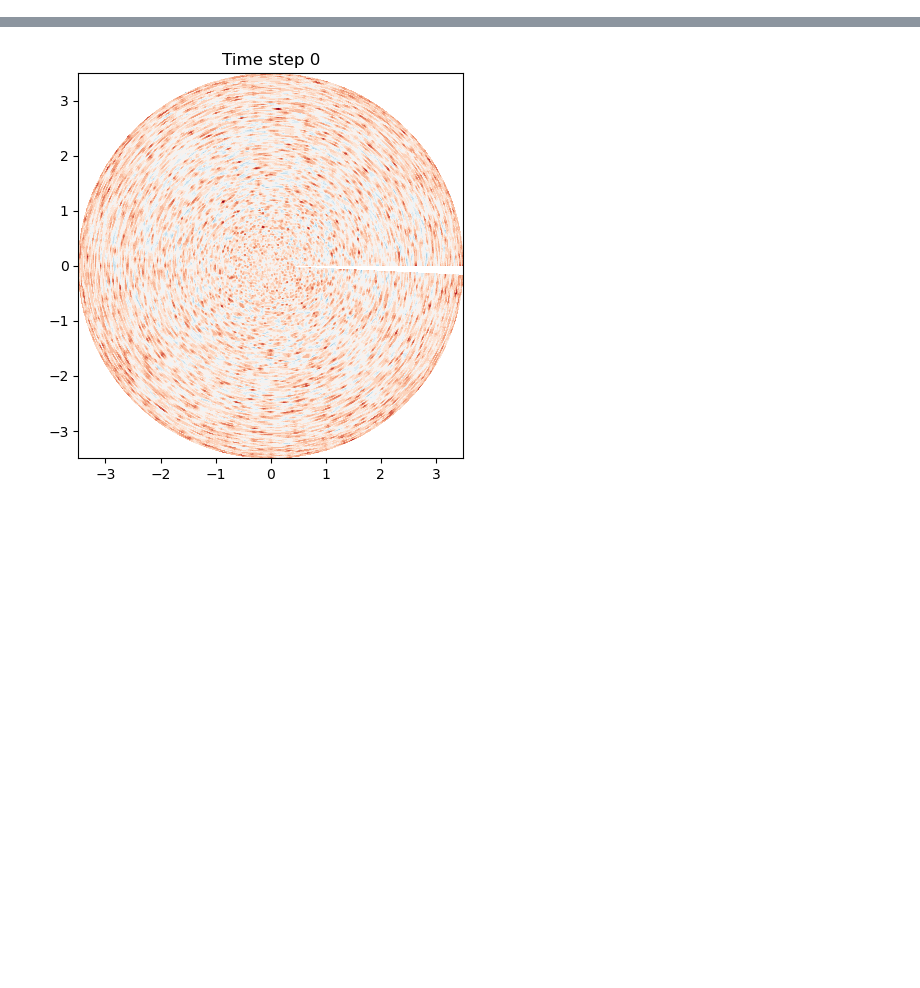
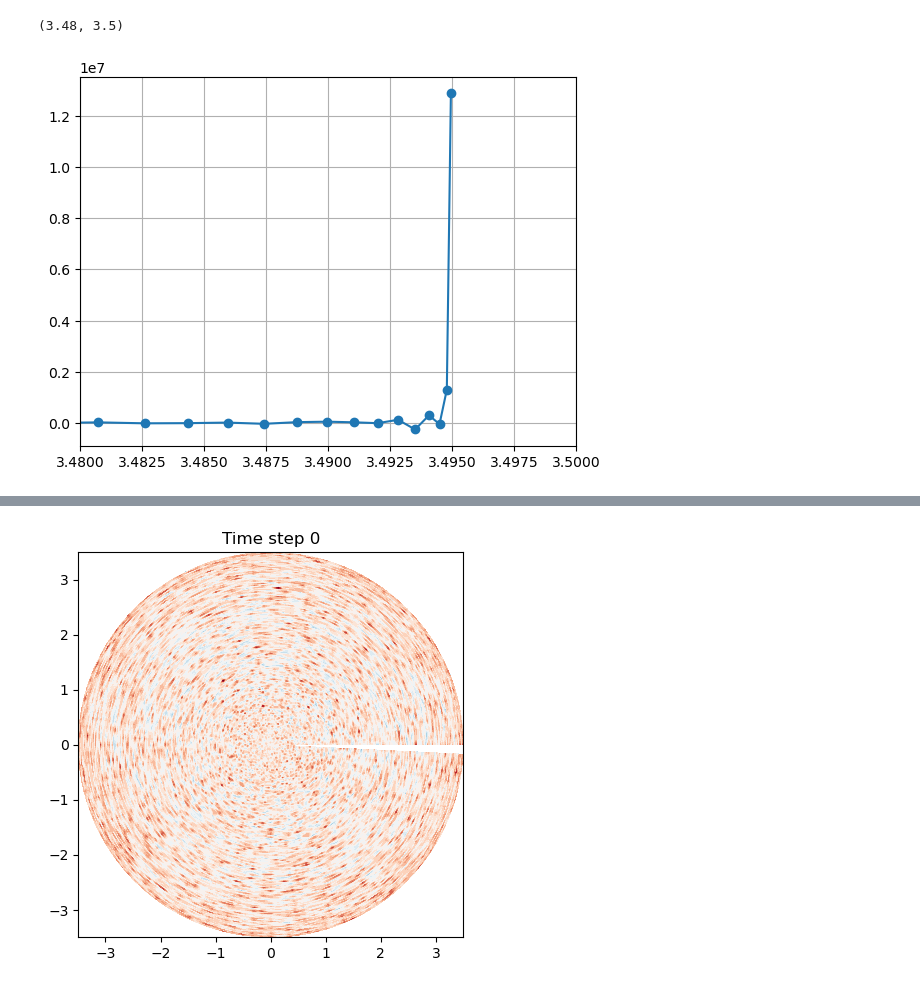
Before and after one commit to linyao1999/JupiterVortex, a Jupyter notebook: IVP_dry_2L_plot.ipynb, the cells around one changed output, grey strips where cells are left out. Cells and saved outputs as stored; diff of their text form; code cells hidden in the pictures; blank space fills up the shorter version.

```diff
--- a/IVP_dry_2L_plot.ipynb
+++ b/IVP_dry_2L_plot.ipynb
@@ -34,0 +53,7 @@ plt.show()
+# %%
+plt.plot(r.T, q1[st,0,:],'o-')
+plt.grid()
+plt.xlim([3.48,3.5])
+# %% [output]
+(3.48, 3.5)
+[figure, added]
```
Also changed, not shown: parts of 4 cells of this notebook, 10 other files.
